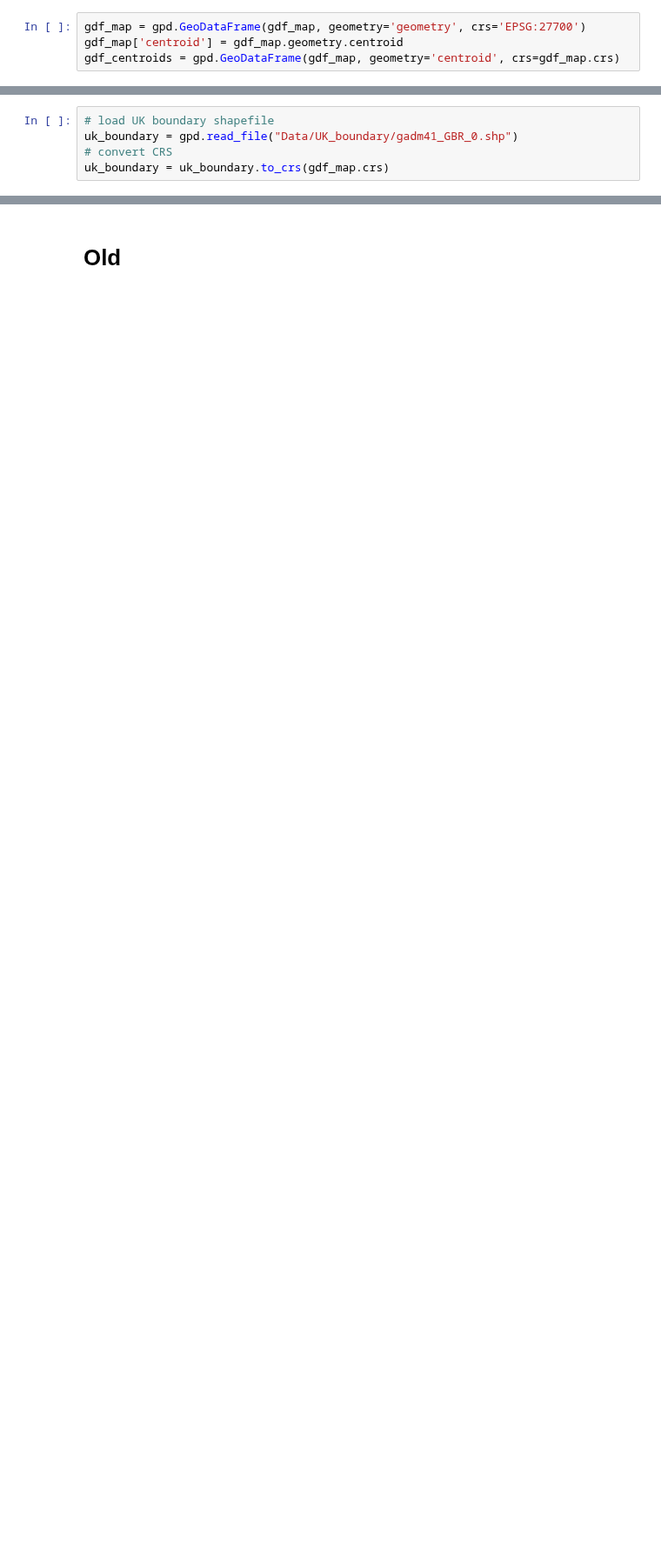
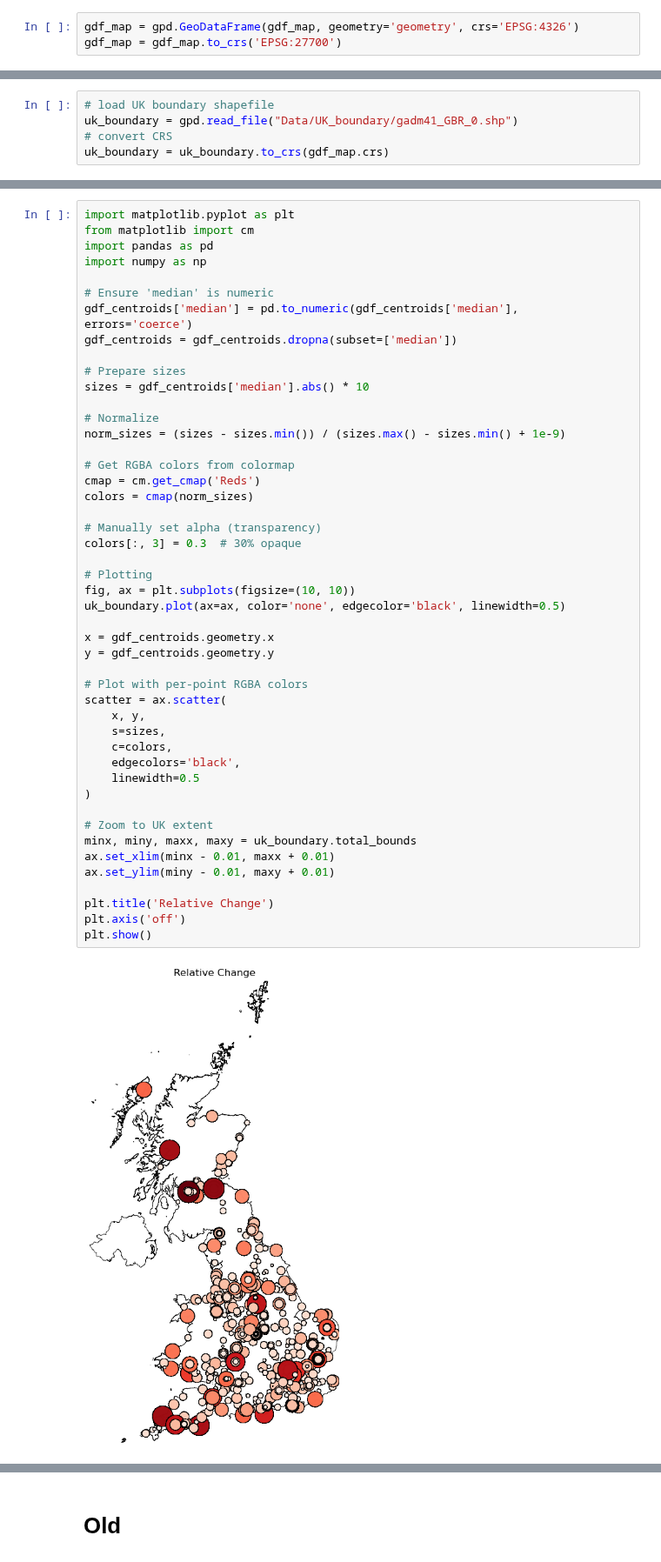
Before and after one commit to stefankrysa/MScDissertation, a Jupyter notebook: modelling.ipynb, the cells around one changed output, grey strips where cells are left out. Shown at 87% size. Drawn from its saved outputs; the diff is of its cells as text; blank space fills up the shorter version.

```diff
--- a/modelling.ipynb
+++ b/modelling.ipynb
@@ -1190,6 +1191,5 @@ print(gdf_map.geometry.head())
 4    MULTIPOLYGON (((0.2833716834505971 51.47871162...
 Name: geometry, dtype: object
 # %%
-gdf_map = gpd.GeoDataFrame(gdf_map, geometry='geometry', crs='EPSG:27700')
-gdf_map['centroid'] = gdf_map.geometry.centroid
-gdf_centroids = gpd.GeoDataFrame(gdf_map, geometry='centroid', crs=gdf_map.crs)
+gdf_map = gpd.GeoDataFrame(gdf_map, geometry='geometry', crs='EPSG:4326')
+gdf_map = gdf_map.to_crs('EPSG:27700')
@@ -1258,0 +1249,49 @@ plt.show()
+# %%
+import matplotlib.pyplot as plt
+from matplotlib import cm
+import pandas as pd
+import numpy as np
+
+# Ensure 'median' is numeric
+gdf_centroids['median'] = pd.to_numeric(gdf_centroids['median'], errors='coerce')
+gdf_centroids = gdf_centroids.dropna(subset=['median'])
+
+# Prepare sizes
+sizes = gdf_centroids['median'].abs() * 10
+
+# Normalize
+norm_sizes = (sizes - sizes.min()) / (sizes.max() - sizes.min() + 1e-9)
+
+# Get RGBA colors from colormap
+cmap = cm.get_cmap('Reds')
+colors = cmap(norm_sizes)
+
+# Manually set alpha (transparency)
+colors[:, 3] = 0.3  # 30% opaque
+
+# Plotting
+fig, ax = plt.subplots(figsize=(10, 10))
+uk_boundary.plot(ax=ax, color='none', edgecolor='black', linewidth=0.5)
+
+x = gdf_centroids.geometry.x
+y = gdf_centroids.geometry.y
+
+# Plot with per-point RGBA colors
+scatter = ax.scatter(
+    x, y,
+    s=sizes,
+    c=colors,
+    edgecolors='black',
+    linewidth=0.5
+)
+
+# Zoom to UK extent
+minx, miny, maxx, maxy = uk_boundary.total_bounds
+ax.set_xlim(minx - 0.01, maxx + 0.01)
+ax.set_ylim(miny - 0.01, maxy + 0.01)
+
+plt.title('Relative Change')
+plt.axis('off')
+plt.show()
+# %% [output]
+[figure, added]
```
Also changed, not shown: parts of 11 cells of this notebook.
